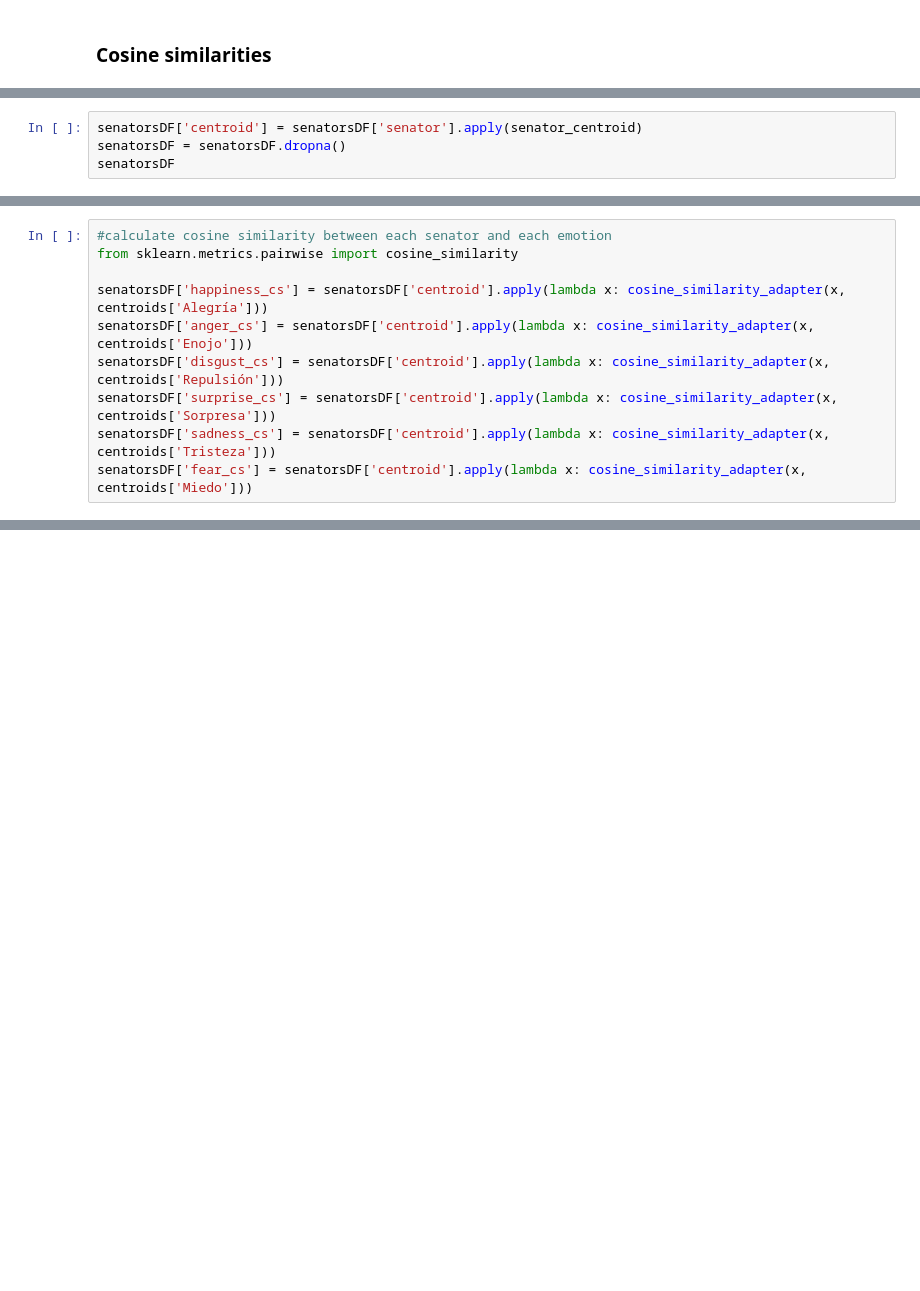
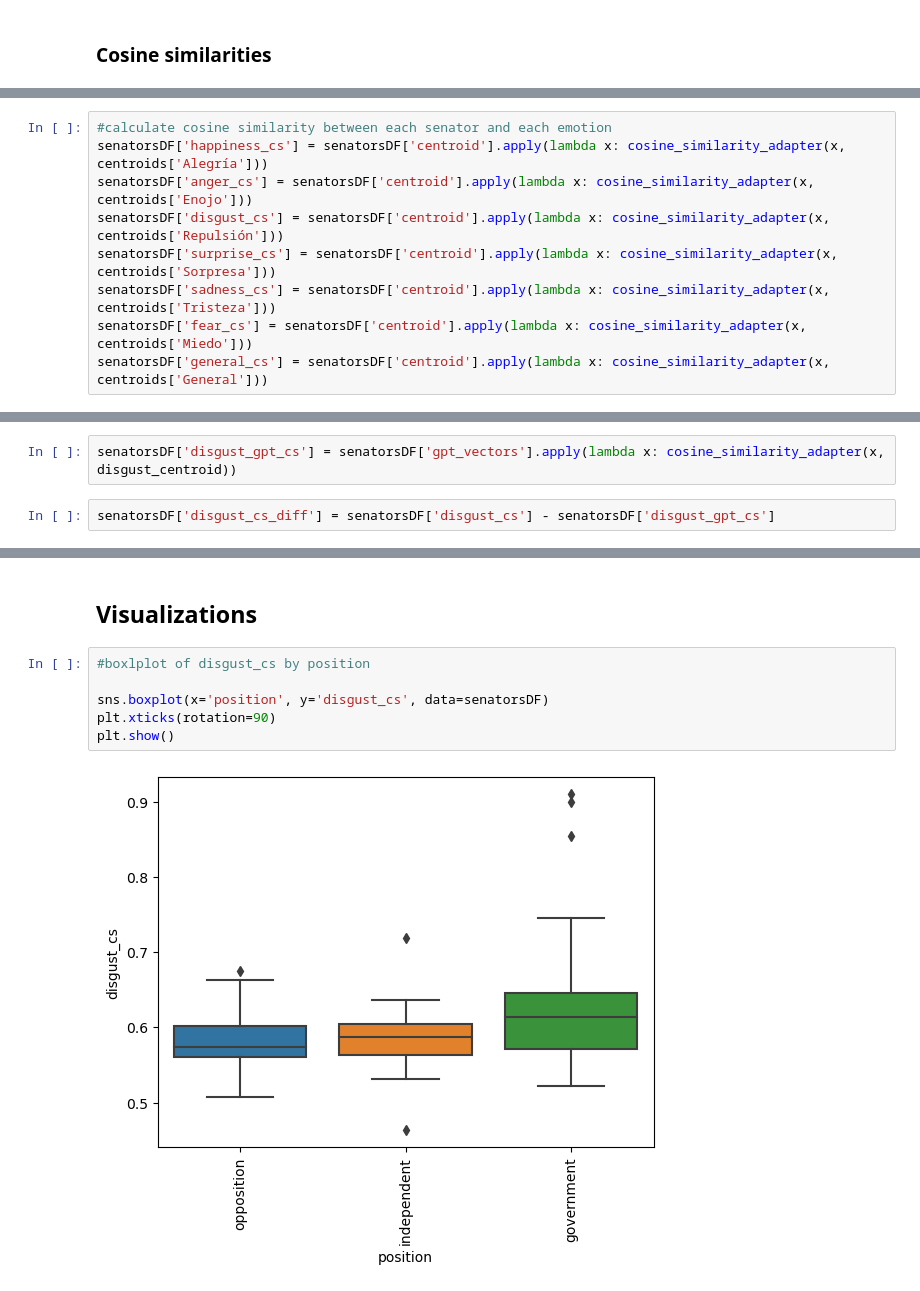
Before and after one commit to alejandrosarria0296/colombian-congress-nlp, a Jupyter notebook: analyzer.ipynb, the cells around one changed output, grey strips where cells are left out. Cells and saved outputs as stored; diff of their text form; blank space fills up the shorter version.

```diff
--- a/analyzer.ipynb
+++ b/analyzer.ipynb
@@ -205,4 +586,0 @@ array([[0.7035392]], dtype=float32)
-# %%
-senatorsDF['centroid'] = senatorsDF['senator'].apply(senator_centroid)
-senatorsDF = senatorsDF.dropna()
-senatorsDF
@@ -228,10 +587,9 @@ See the caveats in the documentation: https://pandas.pydata.org/pandas-docs/stab
 # %%
 #calculate cosine similarity between each senator and each emotion
-from sklearn.metrics.pairwise import cosine_similarity
-
 senatorsDF['happiness_cs'] = senatorsDF['centroid'].apply(lambda x: cosine_similarity_adapter(x, centroids['Alegría']))
 senatorsDF['anger_cs'] = senatorsDF['centroid'].apply(lambda x: cosine_similarity_adapter(x, centroids['Enojo']))
 senatorsDF['disgust_cs'] = senatorsDF['centroid'].apply(lambda x: cosine_similarity_adapter(x, centroids['Repulsión']))
 senatorsDF['surprise_cs'] = senatorsDF['centroid'].apply(lambda x: cosine_similarity_adapter(x, centroids['Sorpresa']))
 senatorsDF['sadness_cs'] = senatorsDF['centroid'].apply(lambda x: cosine_similarity_adapter(x, centroids['Tristeza']))
 senatorsDF['fear_cs'] = senatorsDF['centroid'].apply(lambda x: cosine_similarity_adapter(x, centroids['Miedo']))
+senatorsDF['general_cs'] = senatorsDF['centroid'].apply(lambda x: cosine_similarity_adapter(x, centroids['General']))
@@ -249,0 +596,4 @@ Index(['senator', 'party', 'centroid', 'happiness_cs', 'anger_cs',
+# %%
+senatorsDF['disgust_gpt_cs'] = senatorsDF['gpt_vectors'].apply(lambda x: cosine_similarity_adapter(x, disgust_centroid))
+# %%
+senatorsDF['disgust_cs_diff'] = senatorsDF['disgust_cs'] - senatorsDF['disgust_gpt_cs']
@@ -249,0 +608,10 @@ Index(['senator', 'party', 'centroid', 'happiness_cs', 'anger_cs',
+# %% [markdown]
+## Visualizations
+# %%
+#boxlplot of disgust_cs by position
+
+sns.boxplot(x='position', y='disgust_cs', data=senatorsDF)
+plt.xticks(rotation=90)
+plt.show()
+# %% [output]
+[figure, added]
```
Also changed, not shown: parts of 54 cells of this notebook.
